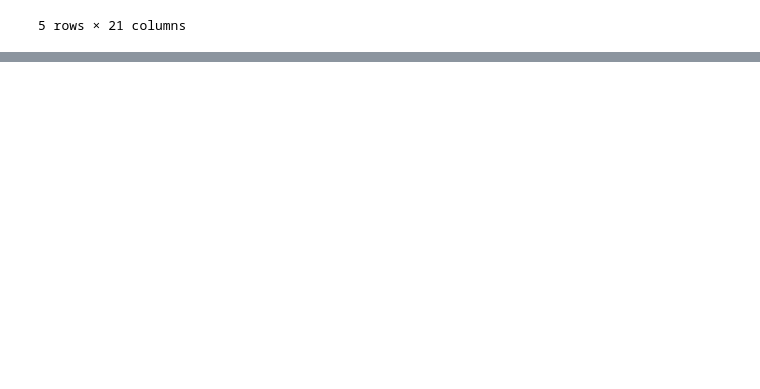
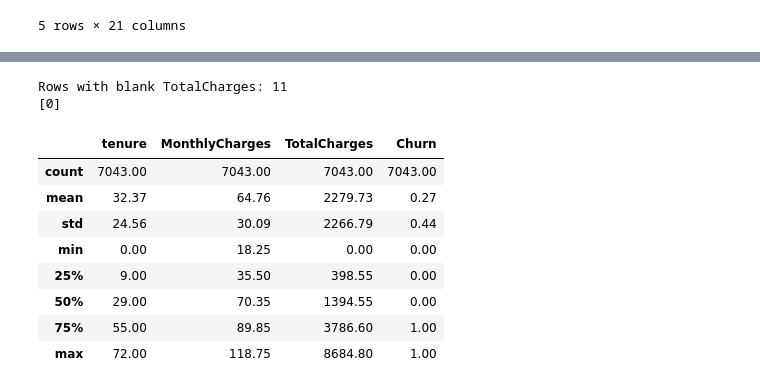
Before and after one commit to oscaroguledo/Customer-Churn-Predictor, a Jupyter notebook: data.ipynb, the cells around one changed output, grey strips where cells are left out. Saved outputs shown, nothing was run; the diff lists cells and outputs as text; code cells hidden in the pictures; blank space fills up the shorter version.

```diff
--- a/data.ipynb
+++ b/data.ipynb
@@ -34,0 +39,26 @@ df.head()
+# %%
+# TotalCharges is stored as text and is blank for brand-new customers (tenure == 0).
+df["TotalCharges"] = pd.to_numeric(df["TotalCharges"], errors="coerce")
+print("Rows with blank TotalCharges:", df["TotalCharges"].isna().sum())
+print(df.loc[df["TotalCharges"].isna(), "tenure"].unique())
+
+# Those customers have not been billed yet -> 0.
+df["TotalCharges"] = df["TotalCharges"].fillna(0.0)
+# %% [output]
+Rows with blank TotalCharges: 11
+[0]
+# %%
+# customerID has no predictive value; the target becomes a 0/1 integer.
+df = df.drop(columns=["customerID"])
+df["Churn"] = df["Churn"].map({"Yes": 1, "No": 0})
+df[["tenure", "MonthlyCharges", "TotalCharges", "Churn"]].describe().round(2)
+# %% [output]
+|  | tenure | MonthlyCharges | TotalCharges | Churn |
+| count | 7043.00 | 7043.00 | 7043.00 | 7043.00 |
+| mean | 32.37 | 64.76 | 2279.73 | 0.27 |
+| std | 24.56 | 30.09 | 2266.79 | 0.44 |
+| min | 0.00 | 18.25 | 0.00 | 0.00 |
+| 25% | 9.00 | 35.50 | 398.55 | 0.00 |
+| 50% | 29.00 | 70.35 | 1394.55 | 0.00 |
+| 75% | 55.00 | 89.85 | 3786.60 | 1.00 |
+| max | 72.00 | 118.75 | 8684.80 | 1.00 |
```
Also changed, not shown: parts of 3 cells of this notebook.
